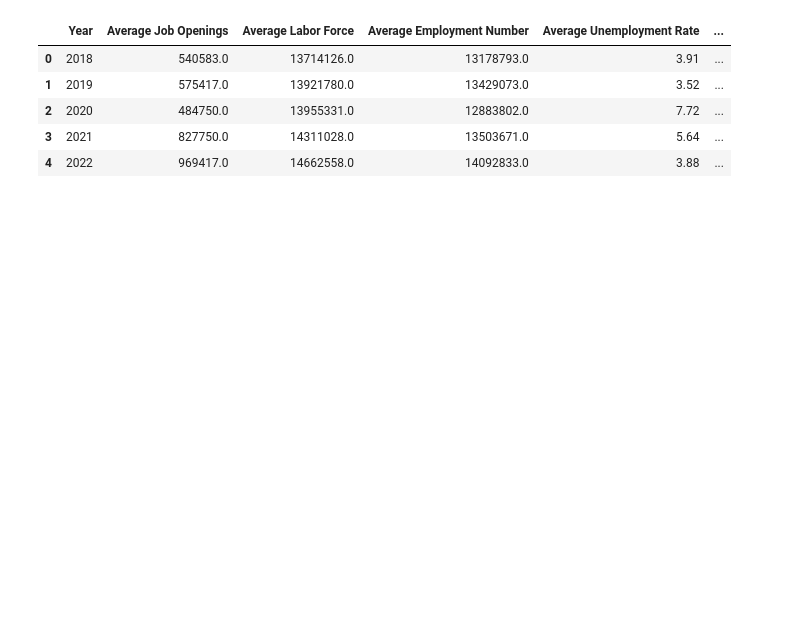
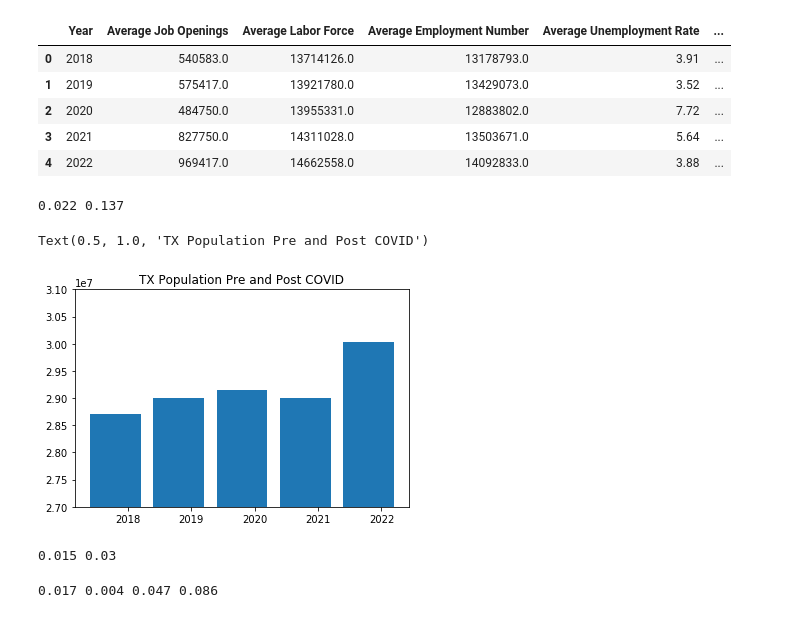
Before and after one commit to lynnlee2002/project-1, a Jupyter notebook: CODEine_project_1.ipynb, the cells around one changed output. Drawn from its saved outputs; the diff is of its cells as text; code cells hidden in the pictures; blank space fills up the shorter version.

```diff
--- a/CODEine_project_1.ipynb
+++ b/CODEine_project_1.ipynb
@@ -428,11 +479,11 @@ for i in range(len(json_data)):
         if json_data[i][j][0] == 'Texas':
             census_data.append(json_data[i][j])
 
-population_2018 = census_data[0][1]
-population_2019 = census_data[1][1]
+population_2018 = int(census_data[0][1])
+population_2019 = int(census_data[1][1])
 #2020 census data was not available via the API, so we had to harcode it in based on a google search
 population_2020 = 29145505
-population_2021 = census_data[1][1]
+population_2021 = int(census_data[1][1])
 population_2022 = 30029572
 # %%
 # Rent Index
@@ -675,3 +736,44 @@ yearly_df
 | 2 | 2020 | 484750.0 | 13955331.0 | 12883802.0 | 7.72 | ... |
 | 3 | 2021 | 827750.0 | 14311028.0 | 13503671.0 | 5.64 | ... |
 | 4 | 2022 | 969417.0 | 14662558.0 | 14092833.0 | 3.88 | ... |
+# %%
+# Calculate the rates of change for CPI pre and post COVID
+cpi_2018_2020_roc = round(((yearly_df.iloc[2]["Average CPI"] / yearly_df.iloc[0]["Average CPI"]) -1),3)
+cpi_2018_2020_roc
+cpi_2020_2022_roc = round(((yearly_df.iloc[4]["Average CPI"] / yearly_df.iloc[2]["Average CPI"]) -1),3)
+cpi_2020_2022_roc
+print(cpi_2018_2020_roc,cpi_2020_2022_roc)
+# %% [output]
+0.022 0.137
+# %%
+# Create linear regression plot for Employment Rate vs Consumer Price index
+import numpy as np
+x_axis = np.arange(len(yearly_df["Year"]))
+plt.xticks(x_axis, yearly_df["Year"])
+plt.bar(x_axis - 0.2, yearly_df["Population"], align = "center", label = "Population")
+plt.ylim([27000000,31000000])
+plt.title("TX Population Pre and Post COVID")
+# %% [output]
+Text(0.5, 1.0, 'TX Population Pre and Post COVID')
+[figure, added]
+# %%
+#Calculate rates of change for population
+population_2018_2020_roc = round(((population_2020/population_2018)-1),3)
+population_2018_2020_roc
+population_2020_2022_roc = round(((population_2022/population_2020)-1),3)
+print(population_2018_2020_roc,population_2020_2022_roc)
+# %% [output]
+0.015 0.03
+# %%
+# Calculate the YoY change for CPI
+cpi_2018_2019_roc = round(((yearly_df.iloc[1]["Average CPI"] / yearly_df.iloc[0]["Average CPI"]) -1),3)
+cpi_2018_2019_roc
+cpi_2019_2020_roc = round(((yearly_df.iloc[2]["Average CPI"] / yearly_df.iloc[1]["Average CPI"]) -1),3)
+cpi_2019_2020_roc
+cpi_2020_2021_roc = round(((yearly_df.iloc[3]["Average CPI"] / yearly_df.iloc[2]["Average CPI"]) -1),3)
+cpi_2020_2021_roc
+cpi_2021_2022_roc = round(((yearly_df.iloc[4]["Average CPI"] / yearly_df.iloc[3]["Average CPI"]) -1),3)
+cpi_2021_2022_roc
+print(cpi_2018_2019_roc, cpi_2019_2020_roc, cpi_2020_2021_roc, cpi_2021_2022_roc)
+# %% [output]
+0.017 0.004 0.047 0.086
```
Also changed, not shown: parts of 9 cells of this notebook, 2 other files.
